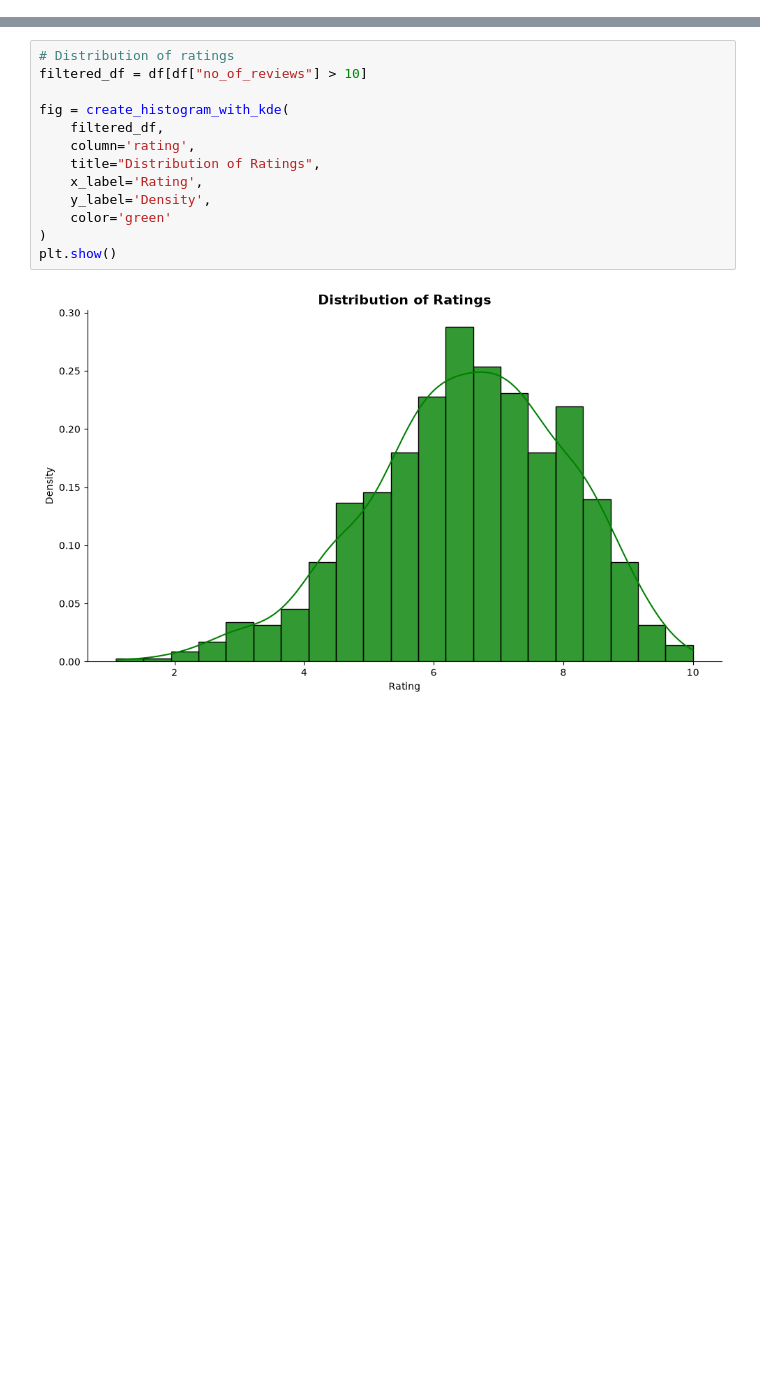
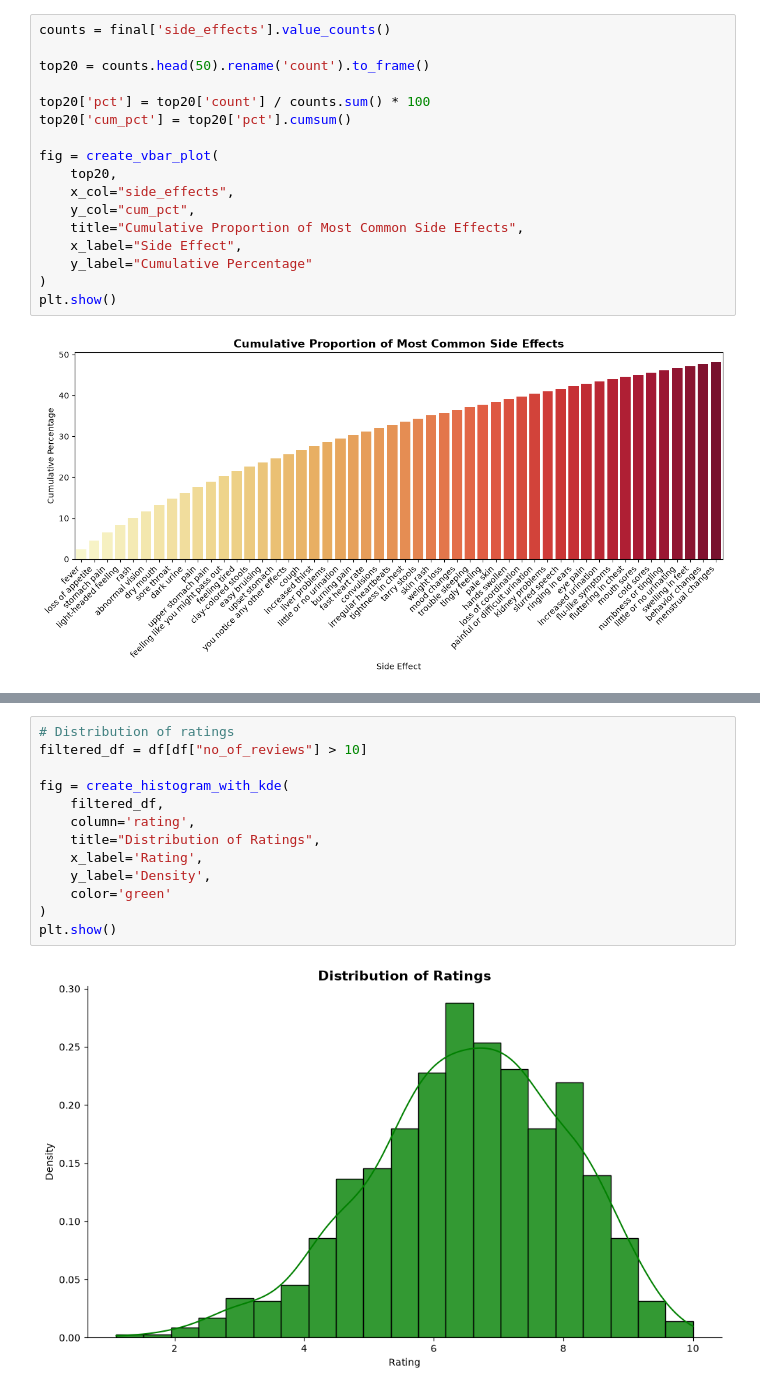
Before and after one commit to hlstrang/drugs_and_side_effects, a Jupyter notebook: workbook.ipynb, the cells around one changed output, grey strips where cells are left out. Drawn from its saved outputs; the diff is of its cells as text; blank space fills up the shorter version.

```diff
--- a/workbook.ipynb
+++ b/workbook.ipynb
@@ -815,3 +1089,22 @@ plt.show()
+# %%
+counts = final['side_effects'].value_counts()
+
+top20 = counts.head(50).rename('count').to_frame()
+
+top20['pct'] = top20['count'] / counts.sum() * 100
+top20['cum_pct'] = top20['pct'].cumsum()
+
+fig = create_vbar_plot(
+    top20,
+    x_col="side_effects",
+    y_col="cum_pct",
+    title="Cumulative Proportion of Most Common Side Effects",
+    x_label="Side Effect",
+    y_label="Cumulative Percentage"
+)
+plt.show()
+# %% [output]
+[figure, added]
 # %%
 # Top medical conditions with drugs
 top_conditions = (
```
Also changed, not shown: parts of 38 cells of this notebook, 2 other files.
